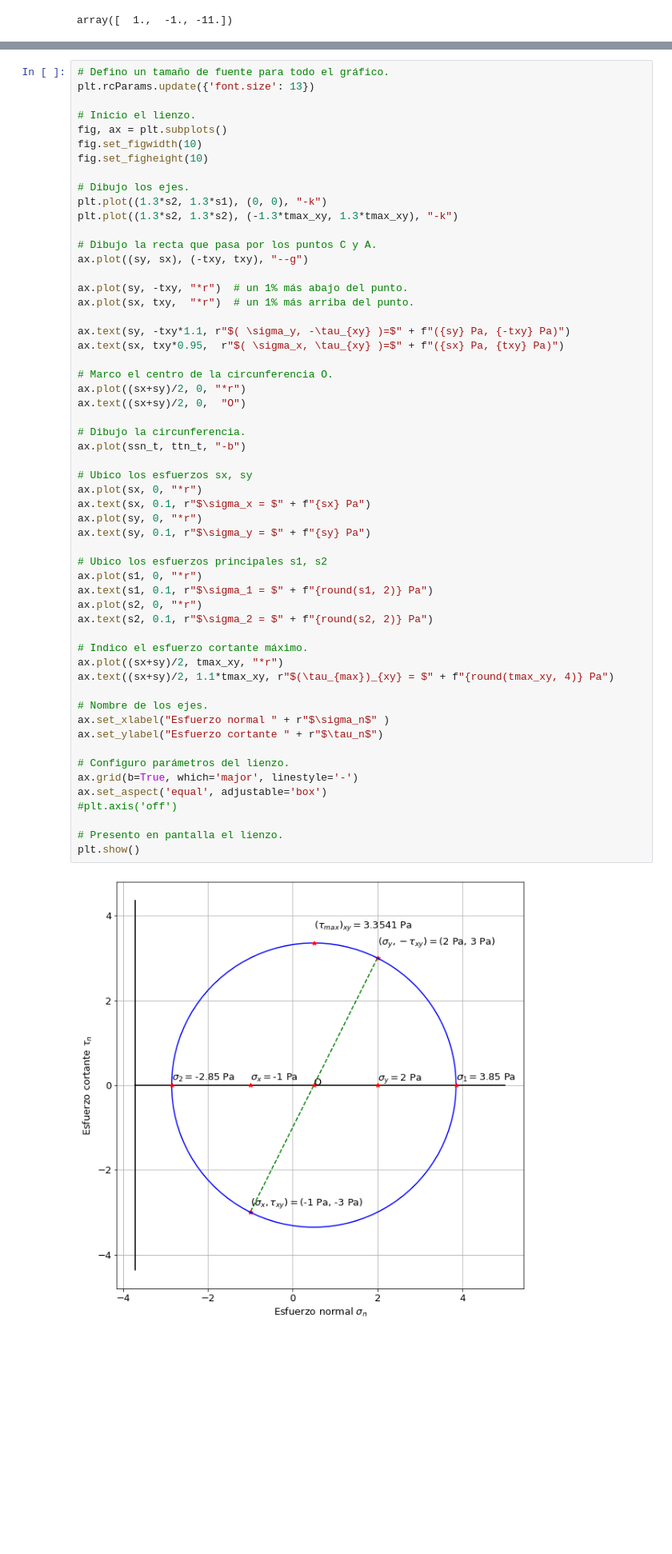
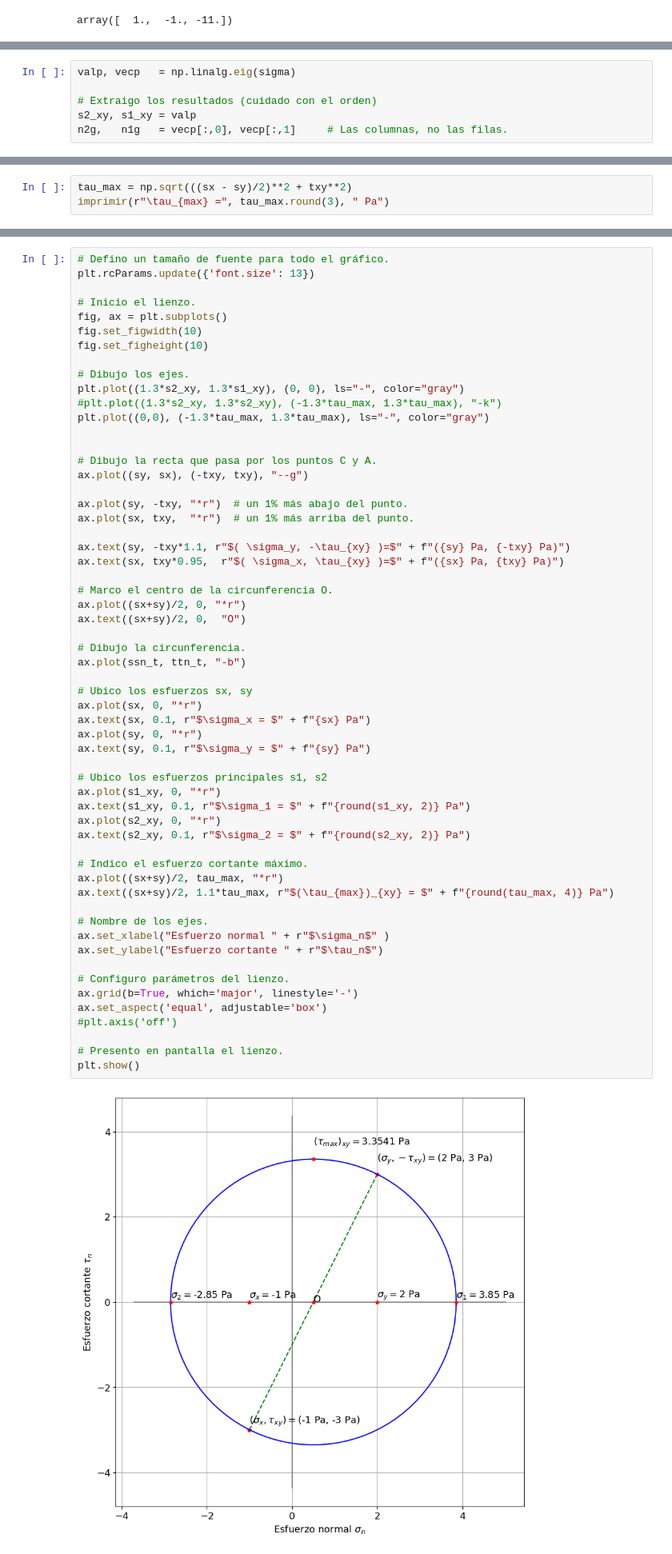
Before and after one commit to michaelherediaperez/medio-continuo, a Jupyter notebook: codigos/cap_02/02_09_04_ejemplo.ipynb, the cells around one changed output, grey strips where cells are left out. Shown at 80% size. Cells and saved outputs as stored; diff of their text form; blank space fills up the shorter version.

```diff
--- a/codigos/cap_02/02_09_04_ejemplo.ipynb
+++ b/codigos/cap_02/02_09_04_ejemplo.ipynb
@@ -82,0 +81,6 @@ El vector unitario asocido al esfuerzo principal 1 es:
+# %%
+valp, vecp   = np.linalg.eig(sigma)
+
+# Extraigo los resultados (cuidado con el orden)
+s2_xy, s1_xy = valp
+n2g,   n1g   = vecp[:,0], vecp[:,1]     # Las columnas, no las filas.
@@ -82,0 +144,3 @@ El vector unitario asocido al esfuerzo principal 1 es:
+# %%
+tau_max = np.sqrt(((sx - sy)/2)**2 + txy**2)
+imprimir(r"\tau_{max} =", tau_max.round(3), " Pa")
@@ -117,8 +184,10 @@ fig.set_figwidth(10)
 fig.set_figheight(10)
 
 # Dibujo los ejes.
-plt.plot((1.3*s2, 1.3*s1), (0, 0), "-k")
-plt.plot((1.3*s2, 1.3*s2), (-1.3*tmax_xy, 1.3*tmax_xy), "-k")
+plt.plot((1.3*s2_xy, 1.3*s1_xy), (0, 0), ls="-", color="gray")
+#plt.plot((1.3*s2_xy, 1.3*s2_xy), (-1.3*tau_max, 1.3*tau_max), "-k")
+plt.plot((0,0), (-1.3*tau_max, 1.3*tau_max), ls="-", color="gray")
+
 
 # Dibujo la recta que pasa por los puntos C y A.
 ax.plot((sy, sx), (-txy, txy), "--g")
@@ -131,37 +200,37 @@ ax.text(sx, txy*0.95,  r"$( \sigma_x, \tau_{xy} )=$" + f"({sx} Pa, {txy} Pa)")
 
 # Marco el centro de la circunferencia O.
 ax.plot((sx+sy)/2, 0, "*r")
 ax.text((sx+sy)/2, 0,  "O")
 
 # Dibujo la circunferencia.
 ax.plot(ssn_t, ttn_t, "-b")
 
 # Ubico los esfuerzos sx, sy
 ax.plot(sx, 0, "*r")
 ax.text(sx, 0.1, r"$\sigma_x = $" + f"{sx} Pa")
 ax.plot(sy, 0, "*r")
 ax.text(sy, 0.1, r"$\sigma_y = $" + f"{sy} Pa")
 
 # Ubico los esfuerzos principales s1, s2
-ax.plot(s1, 0, "*r")
-ax.text(s1, 0.1, r"$\sigma_1 = $" + f"{round(s1, 2)} Pa")
-ax.plot(s2, 0, "*r")
-ax.text(s2, 0.1, r"$\sigma_2 = $" + f"{round(s2, 2)} Pa")
+ax.plot(s1_xy, 0, "*r")
+ax.text(s1_xy, 0.1, r"$\sigma_1 = $" + f"{round(s1_xy, 2)} Pa")
+ax.plot(s2_xy, 0, "*r")
+ax.text(s2_xy, 0.1, r"$\sigma_2 = $" + f"{round(s2_xy, 2)} Pa")
 
 # Indico el esfuerzo cortante máximo.
-ax.plot((sx+sy)/2, tmax_xy, "*r")
-ax.text((sx+sy)/2, 1.1*tmax_xy, r"$(\tau_{max})_{xy} = $" + f"{round(tmax_xy, 4)} Pa")
+ax.plot((sx+sy)/2, tau_max, "*r")
+ax.text((sx+sy)/2, 1.1*tau_max, r"$(\tau_{max})_{xy} = $" + f"{round(tau_max, 4)} Pa")
 
 # Nombre de los ejes.
 ax.set_xlabel("Esfuerzo normal " + r"$\sigma_n$" )
 ax.set_ylabel("Esfuerzo cortante " + r"$\tau_n$")
 
 # Configuro parámetros del lienzo.
 ax.grid(b=True, which='major', linestyle='-')
 ax.set_aspect('equal', adjustable='box')
 #plt.axis('off')
 
 # Presento en pantalla el lienzo.
 plt.show()
 # %% [output]
-[figure, old version]
+[figure, new version]
```
Also changed, not shown: parts of 46 cells of this notebook, 5 other files.
